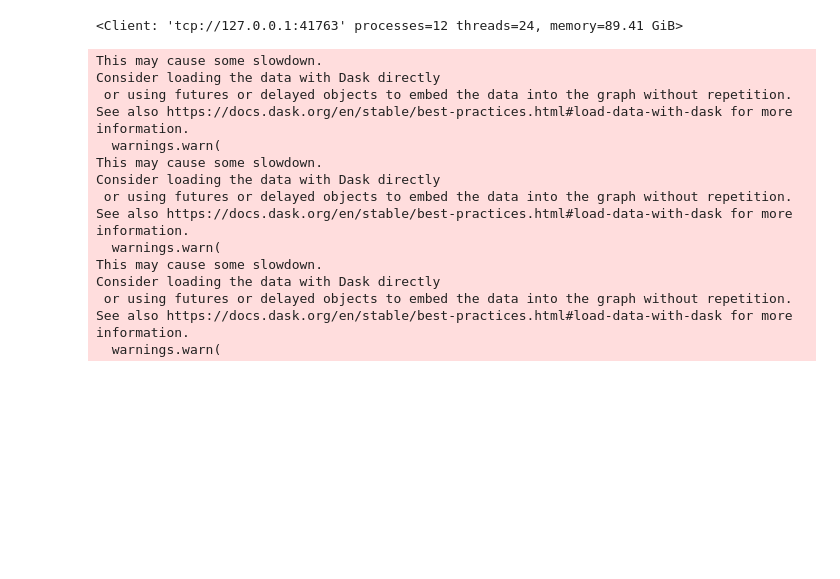
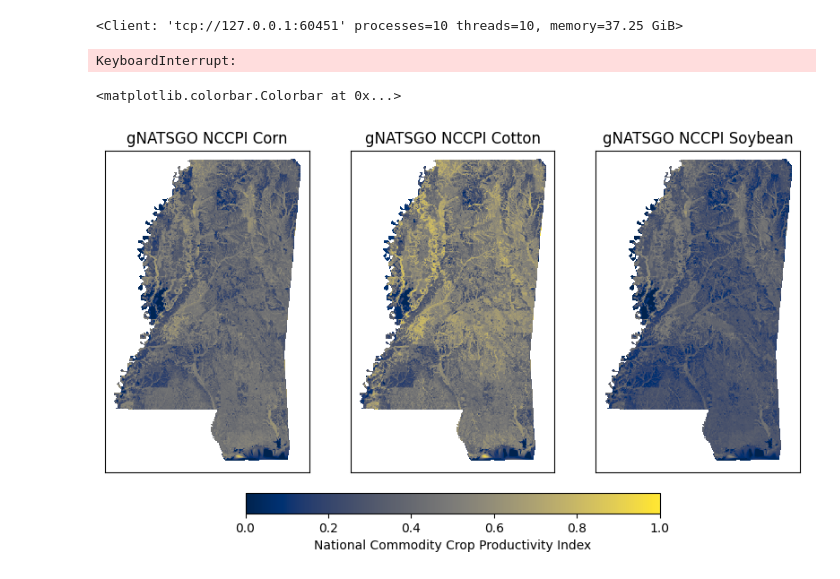
Before and after one commit to gcermsu/pcxarray, a Jupyter notebook: examples/gnatsgo.ipynb, the cells around one changed output. Saved outputs shown, nothing was run; the diff lists cells and outputs as text; code cells hidden in the pictures; blank space fills up the shorter version.

```diff
--- a/examples/gnatsgo.ipynb
+++ b/examples/gnatsgo.ipynb
@@ -28,8 +27,8 @@ Found 10 items in the GNATSGO collection.
-# %%
-client = Client(n_workers=os.cpu_count() // 2, memory_limit="8GB")
-display(client)
-# %% [output]
-<Client: 'tcp://127.0.0.1:41763' processes=12 threads=24, memory=89.41 GiB>
+# %%
+client = Client(n_workers=os.cpu_count(), memory_limit="4GB")
+display(client)
+# %% [output]
+<Client: 'tcp://127.0.0.1:60451' processes=10 threads=10, memory=37.25 GiB>
 # %%
 nccpi_da = prepare_data(
     items_gdf,
@@ -37,23 +36,45 @@ nccpi_da = prepare_data(
     crs=ms_gdf.crs,
     bands=['nccpi3corn', 'nccpi3cot', 'nccpi3soy'],
     enable_progress_bar=True,
-    target_resoution=100,
-    chunks={'x': 4098, 'y': 4098},
-    masked=True
+    target_resolution=250, # 250 m resolution
+    reproject_first=True, # reproject/resample prior to merging - reduce memory footprint
+    reproject_num_threads=-1, # use all available CPUs for reprojection
+    reproject_mem_limit=256, # 256 MB memory limit for reprojection
+    masked=True,
+    chunks={'x': 1024, 'y': 1024},
 )
 # %% [output]
-This may cause some slowdown.
-Consider loading the data with Dask directly
- or using futures or delayed objects to embed the data into the graph without repetition.
-See also https://docs.dask.org/en/stable/best-practices.html#load-data-with-dask for more information.
-  warnings.warn(
-This may cause some slowdown.
-Consider loading the data with Dask directly
- or using futures or delayed objects to embed the data into the graph without repetition.
-See also https://docs.dask.org/en/stable/best-practices.html#load-data-with-dask for more information.
-  warnings.warn(
-This may cause some slowdown.
-Consider loading the data with Dask directly
- or using futures or delayed objects to embed the data into the graph without repetition.
-See also https://docs.dask.org/en/stable/best-practices.html#load-data-with-dask for more information.
-  warnings.warn(
+KeyboardInterrupt:
+# %%
+nccpi_da_filled = nccpi_da.rio.interpolate_na(method='linear')
+nccpi_da_filled = nccpi_da_filled.rio.clip([geom], crs=ms_gdf.crs)
+# %%
+fig, ax = plt.subplots(1, 3, figsize=(10, 15), sharex=True, sharey=True)
+
+nccpi_da_filled.sel(band='nccpi3corn').plot.imshow(ax=ax[0], cmap='cividis', vmin=0, vmax=1, add_colorbar=False)
+nccpi_da_filled.sel(band='nccpi3cot').plot.imshow(ax=ax[1], cmap='cividis', vmin=0, vmax=1, add_colorbar=False)
+nccpi_da_filled.sel(band='nccpi3soy').plot.imshow(ax=ax[2], cmap='cividis', vmin=0, vmax=1, add_colorbar=False)
+
+for a in ax:
+    a.set_aspect('equal')
+    a.set_xticks([])
+    a.set_yticks([])
+    a.set_xlabel('')
+    a.set_ylabel('')
+
+    # pad the axes to avoid overlap
+    a.set_xlim(a.get_xlim()[0] - 5000, a.get_xlim()[1] + 5000)
+    a.set_ylim(a.get_ylim()[0] - 5000, a.get_ylim()[1] + 5000)
+
+# ax[0].set_aspect('equal')
+ax[0].set_title('gNATSGO NCCPI Corn')
+
+ax[1].set_title('gNATSGO NCCPI Cotton')
+
+ax[2].set_title('gNATSGO NCCPI Soybean')
+
+fig.colorbar(ax[0].images[0], ax=ax, orientation='horizontal', fraction=0.02, pad=0.02, label='National Commodity Crop Productivity Index')
+# fig.tight_layout()
+# %% [output]
+<matplotlib.colorbar.Colorbar at 0x...>
+[figure, added]
```
Also changed, not shown: parts of 1 cell of this notebook, 2 other files.
